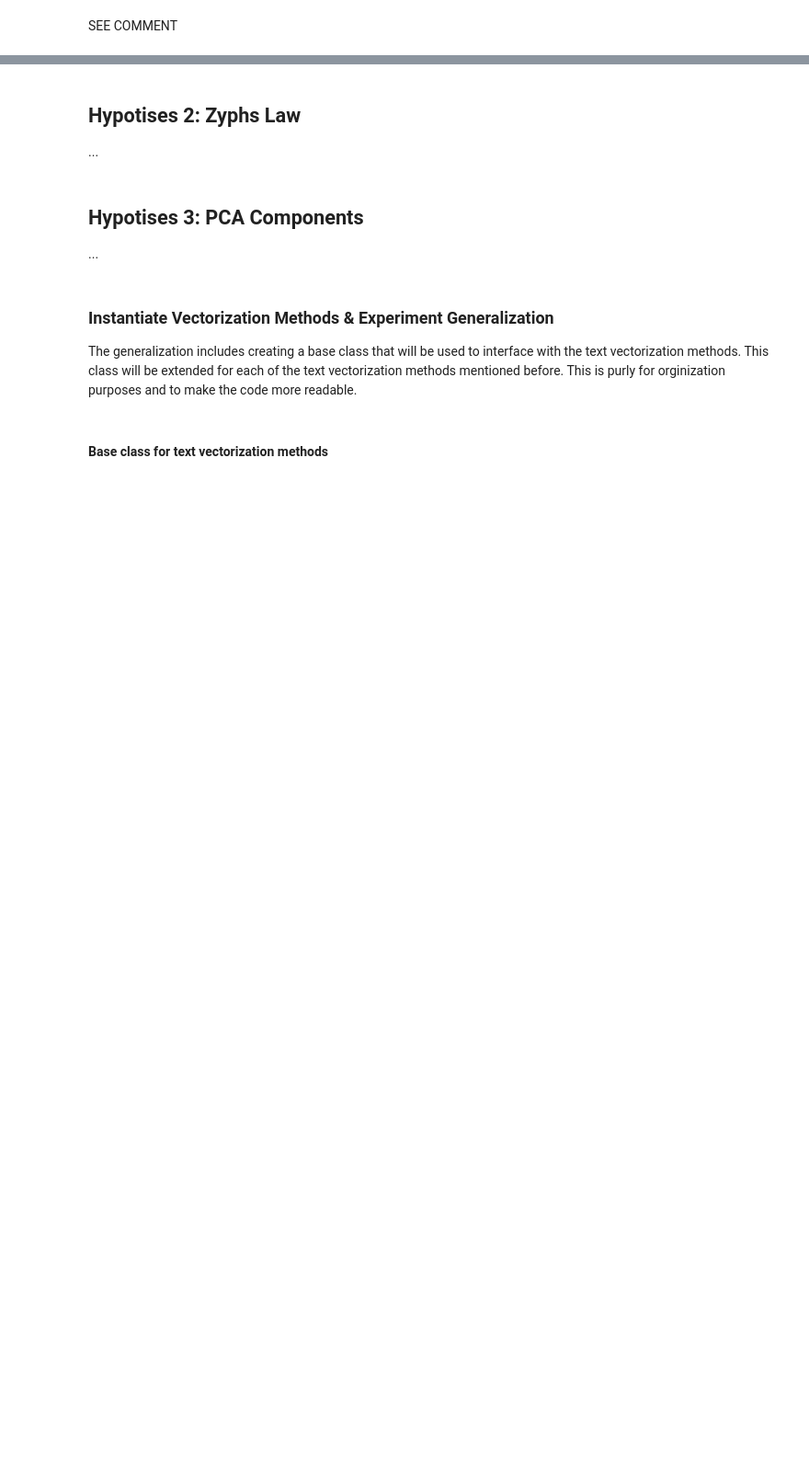
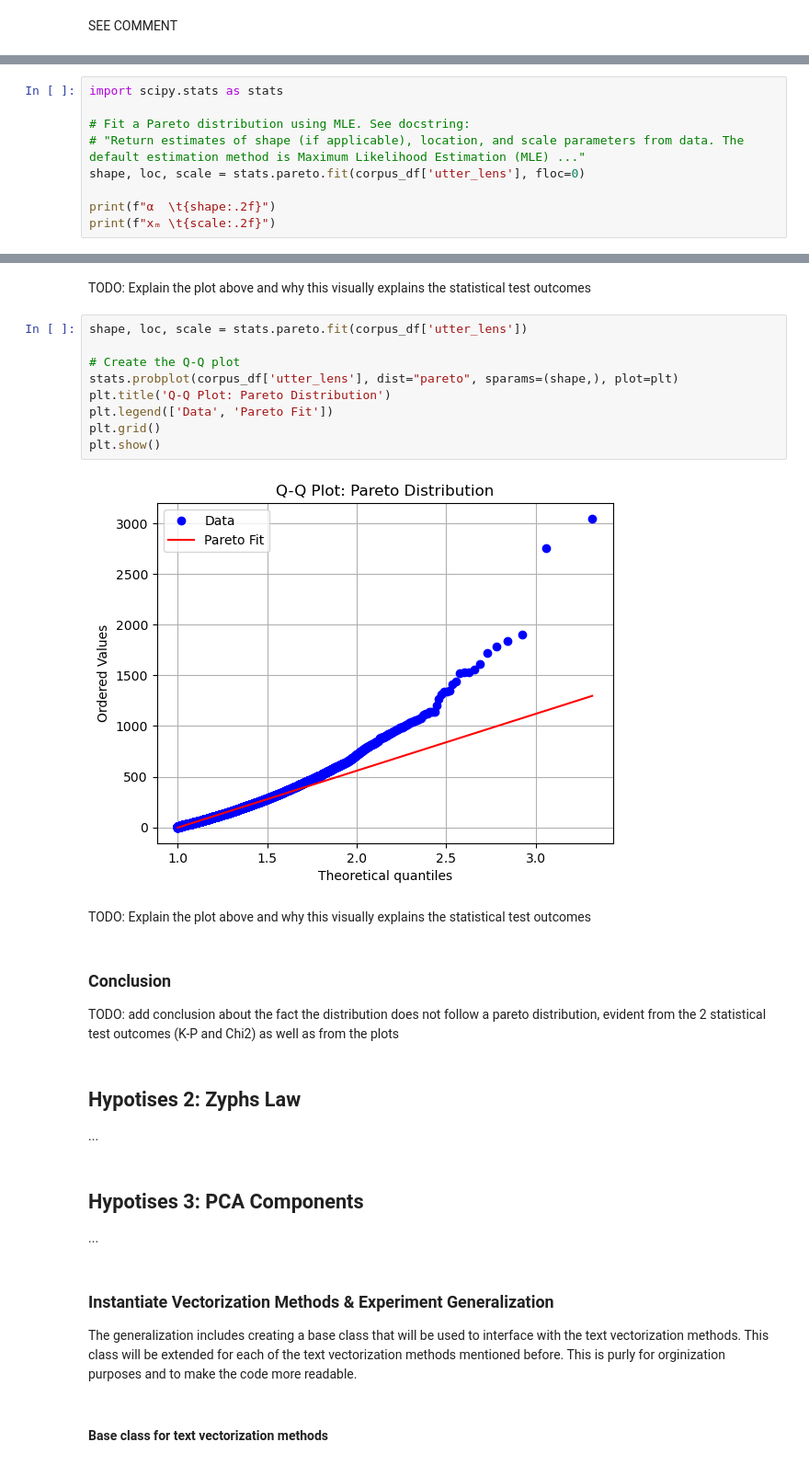
Before and after one commit to LucEnden/stat, a Jupyter notebook: research.ipynb, the cells around one changed output, grey strips where cells are left out. Shown at 92% size. Cells and saved outputs as stored; diff of their text form; blank space fills up the shorter version.

```diff
--- a/research.ipynb
+++ b/research.ipynb
@@ -340,0 +476,9 @@ To test whether the lengths of the entries in the corpus follow a Pareto distrib
+# %%
+import scipy.stats as stats
+
+# Fit a Pareto distribution using MLE. See docstring:
+# "Return estimates of shape (if applicable), location, and scale parameters from data. The default estimation method is Maximum Likelihood Estimation (MLE) ..."
+shape, loc, scale = stats.pareto.fit(corpus_df['utter_lens'], floc=0)
+
+print(f"α  \t{shape:.2f}")
+print(f"xₘ \t{scale:.2f}")
@@ -341,3 +729,22 @@ To test whether the lengths of the entries in the corpus follow a Pareto distrib
+# %% [markdown]
+TODO: Explain the plot above and why this visually explains the statistical test outcomes
+# %%
+shape, loc, scale = stats.pareto.fit(corpus_df['utter_lens'])
+
+# Create the Q-Q plot
+stats.probplot(corpus_df['utter_lens'], dist="pareto", sparams=(shape,), plot=plt)
+plt.title('Q-Q Plot: Pareto Distribution')
+plt.legend(['Data', 'Pareto Fit'])
+plt.grid()
+plt.show()
+# %% [output]
+[figure, added]
+# %% [markdown]
+TODO: Explain the plot above and why this visually explains the statistical test outcomes
+# %% [markdown]
+### Conclusion
+
+TODO: add conclusion about the fact the distribution does not follow a pareto distribution, evident from the 2 statistical test outcomes (K-P and Chi2) as well as from the plots
 # %% [markdown]
 ## Hypotises 2: Zyphs Law
 ...
```
Also changed, not shown: parts of 23 cells of this notebook.
